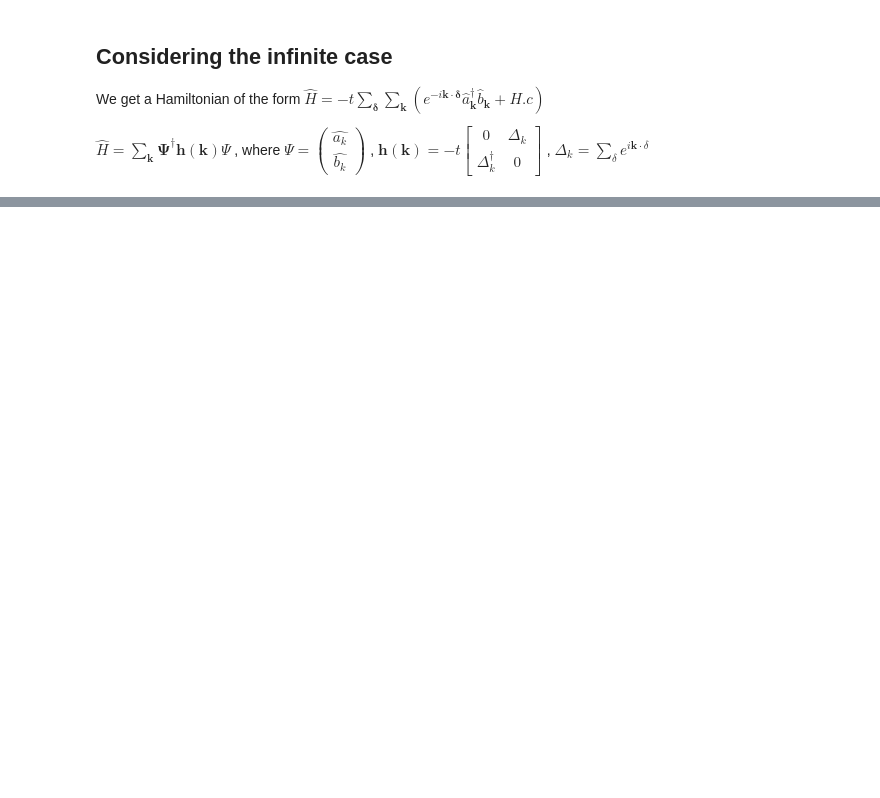
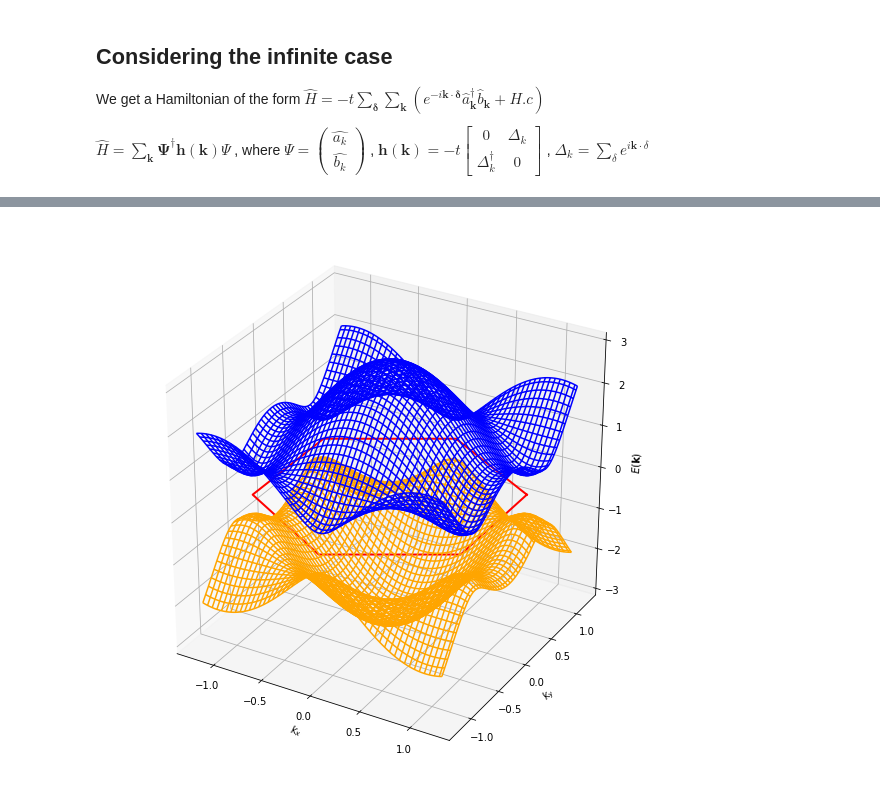
Before and after one commit to NRobertsF91W/PhD-Jupyter-Notebooks, a Jupyter notebook: Honeycomb Numerical.ipynb, the cells around one changed output, grey strips where cells are left out. Saved outputs shown, nothing was run; the diff lists cells and outputs as text; code cells hidden in the pictures; blank space fills up the shorter version.

Commit message:
Adding splitting and fixing delta

```diff
--- a/Honeycomb Numerical.ipynb
+++ b/Honeycomb Numerical.ipynb
@@ -81,0 +99,20 @@ plt.show()
+# %%
+M = 0.5
+band_1_split, band_2_split = find_eigvals(kx, ky, a_mag, coupling, M)
+# %%
+fig_3d_split = plt.figure(figsize=(10,10))
+ax_3d_split = fig_3d_split.add_subplot(111, projection='3d')
+
+hexagon = ax_3d_split.plot(hexagon_coord_x, hexagon_coord_y, np.zeros(len(hexagon_coord_x)),
+                     linestyle='-', linewidth=2, color='red')
+
+# Plotting bands
+surf_1 = ax_3d_split.plot_wireframe(kxv, kyv, band_1_split, cmap=cm.coolwarm, antialiased=True, color='orange')
+surf_2 = ax_3d_split.plot_wireframe(kxv, kyv, band_2_split, cmap=cm.coolwarm, antialiased=True, color='blue')
+# Labels
+ax_3d_split.set_xlabel('$k_{x}$')
+ax_3d_split.set_ylabel('$k_{y}$')
+ax_3d_split.set_zlabel('$E(\mathbf{k})$')
+plt.show()
+# %% [output]
+[figure, added]
```
Also changed, not shown: parts of 8 cells of this notebook.
